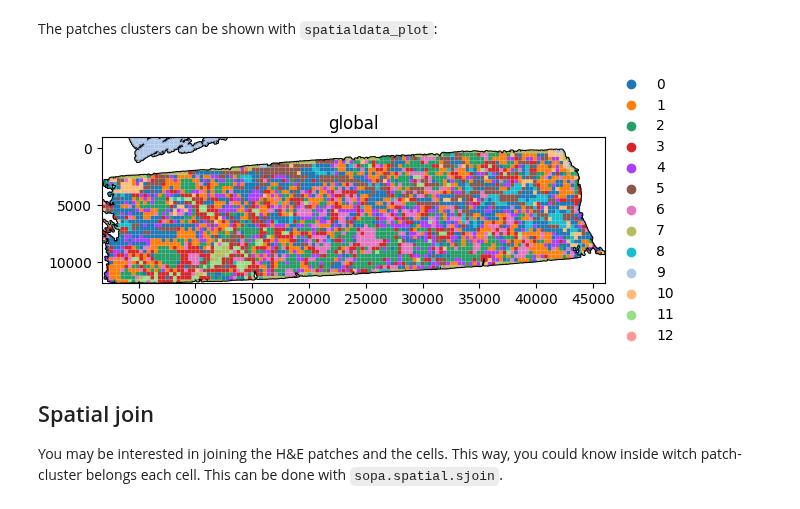
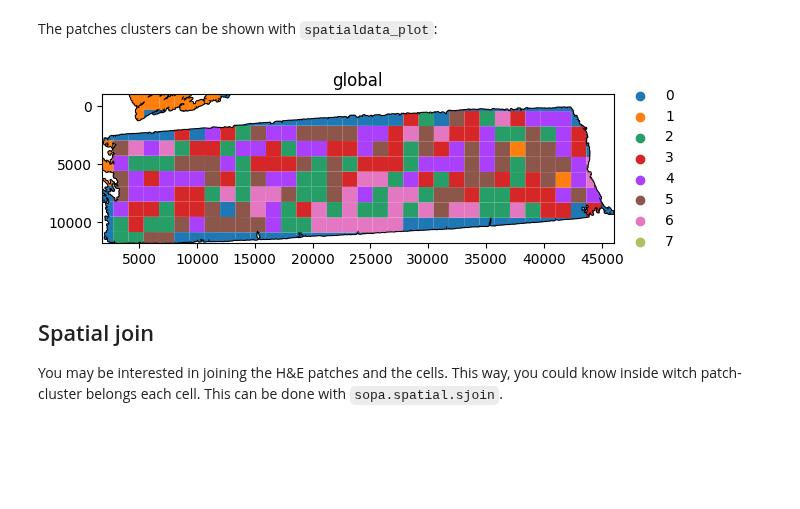
Before and after one commit to gustaveroussy/sopa, a Jupyter notebook: docs/tutorials/he_test.ipynb, the cells around one changed output. Drawn from its saved outputs; the diff is of its cells as text; code cells hidden in the pictures; blank space fills up the shorter version.

```diff
--- a/docs/tutorials/he_test.ipynb
+++ b/docs/tutorials/he_test.ipynb
@@ -126,10 +115,10 @@ The patches clusters can be shown with `spatialdata_plot`:
 # %%
 sdata\
     .pl.render_shapes("region_of_interest", outline_alpha=1, fill_alpha=0)\
-    .pl.render_shapes("inference_patches", color="cluster")\
+    .pl.render_shapes("embeddings_patches", color="cluster")\
     .pl.show("global")
 # %% [output]
-[figure, old version]
+[figure, new version]
 # %% [markdown]
 ## Spatial join
 
```
Also changed, not shown: parts of 5 cells of this notebook, 2 other files.
